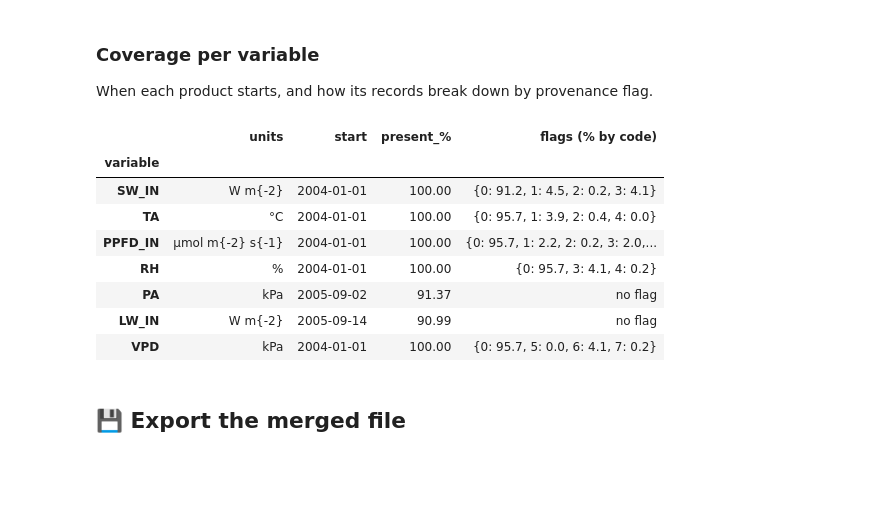
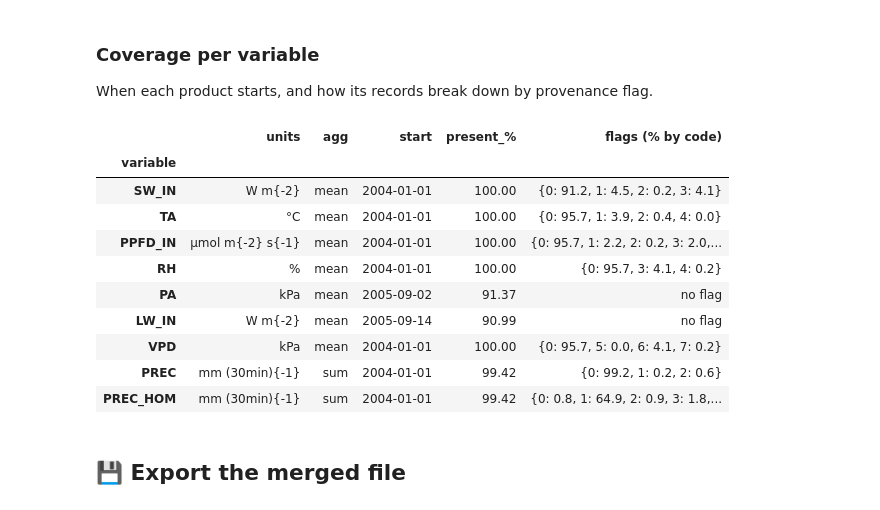
Before and after one commit to holukas/dataset_ch-lae_flux_product, a Jupyter notebook: workflow/10_METEO/30_PRODUCTS/99_METEO_MERGED_2004-2025.ipynb, the cells around one changed output. Saved outputs shown, nothing was run; the diff lists cells and outputs as text; code cells hidden in the pictures; blank space fills up the shorter version.

```diff
--- a/workflow/10_METEO/30_PRODUCTS/99_METEO_MERGED_2004-2025.ipynb
+++ b/workflow/10_METEO/30_PRODUCTS/99_METEO_MERGED_2004-2025.ipynb
@@ -91,11 +132,14 @@ pandas v3.0.3, diive v0.91.0
 # %% [markdown]
 ## ⬇️ Load and merge
 # %%
-frames = []
-for _stem, _vcol, _fcol, _short, _units in PRODUCTS:
-    _cols = [_vcol] + ([_fcol] if _fcol else [])
+frames, seen = [], set()
+for _stem, _vcol, _fcol, _short, _units, _agg in PRODUCTS:
+    # PREC contributes two entries from one file, so a column must only be taken once.
+    _cols = [c for c in ([_vcol] + ([_fcol] if _fcol else [])) if c not in seen]
+    seen.update(_cols)
     _df = pd.read_parquet(PRODDIR / f"{_stem}.parquet")[_cols]
-    print(f"{_short:<8} {_stem:<40} {len(_df):>7,} rows  {_df.index[0]} -> {_df.index[-1]}")
+    print(f"{_short:<9} {_stem:<40} {len(_df):>7,} rows  {_df.index[0]} -> {_df.index[-1]}"
+          f"  [{', '.join(_cols)}]")
     frames.append(_df)
 
 merged = pd.concat(frames, axis=1)
@@ -130,13 +176,25 @@ assert merged.index.is_monotonic_increasing and not merged.index.has_duplicates
 _diffs = merged.index.to_series().diff().dropna().unique()
 assert len(_diffs) == 1 and _diffs[0] == pd.Timedelta('30min'), f"irregular index: {_diffs}"
 
-_expected = [c for _s, v, f, _n, _u in PRODUCTS for c in ([v] + ([f] if f else []))]
+_expected, _seen = [], set()
+for _s, _v, _f, _n, _u, _a in PRODUCTS:
+    for _c in [_v] + ([_f] if _f else []):
+        if _c not in _seen:
+            _expected.append(_c)
+            _seen.add(_c)
 assert list(merged.columns) == _expected, "unexpected column set"
+assert len(merged.columns) == len(set(merged.columns)), "a column was merged in twice"
 
-# The gap-filled / complete products must have no NaN; PA and LW_IN may before 2005-09.
-for _stem, _vcol, _fcol, _short, _units in PRODUCTS:
+# Complete products must have no NaN; the ones in MAY_HAVE_GAPS carry a documented reason.
+for _stem, _vcol, _fcol, _short, _units, _agg in PRODUCTS:
     _n = int(merged[_vcol].isna().sum())
-    _tag = "OK" if (_n == 0 or _short in ("PA", "LW_IN")) else "!! unexpected NaN"
-    print(f"  {_short:<8} {_vcol:<22} NaN={_n:>6,}  {_tag}")
+    if _n == 0:
+        _tag = "OK"
+    elif _short in MAY_HAVE_GAPS:
+        _tag = f"OK, expected ({MAY_HAVE_GAPS[_short]})"
+    else:
+        _tag = "!! unexpected NaN"
+    print(f"  {_short:<9} {_vcol:<30} NaN={_n:>6,}  {_tag}")
+    assert _n == 0 or _short in MAY_HAVE_GAPS, f"{_short} has undocumented gaps"
 print("\nIndex and columns validated.")
 # %% [output]
@@ -154,29 +214,32 @@ Index and columns validated.
 When each product starts, and how its records break down by provenance flag.
 # %%
 rows = []
-for _stem, _vcol, _fcol, _short, _units in PRODUCTS:
+for _stem, _vcol, _fcol, _short, _units, _agg in PRODUCTS:
     _s = merged[_vcol]
     _first = _s.first_valid_index()
     _row = {"variable": _short, "units": _units.replace('$', '').replace('^', ''),
+            "agg": _agg,
             "start": _first.date() if _first is not None else None,
             "present_%": round(_s.notna().mean() * 100, 2)}
     if _fcol:
         _fc = merged[_fcol].value_counts(normalize=True).mul(100).round(1)
         _row["flags (% by code)"] = {int(k): v for k, v in _fc.sort_index().items()}
     else:
         _row["flags (% by code)"] = "no flag"
     rows.append(_row)
 pd.DataFrame(rows).set_index("variable")
 # %% [output]
-|  | units | start | present_% | flags (% by code) |
-| variable |  |  |  |  |
-| SW_IN | W m{-2} | 2004-01-01 | 100.00 | {0: 91.2, 1: 4.5, 2: 0.2, 3: 4.1} |
-| TA | °C | 2004-01-01 | 100.00 | {0: 95.7, 1: 3.9, 2: 0.4, 4: 0.0} |
-| PPFD_IN | µmol m{-2} s{-1} | 2004-01-01 | 100.00 | {0: 95.7, 1: 2.2, 2: 0.2, 3: 2.0,... |
-| RH | % | 2004-01-01 | 100.00 | {0: 95.7, 3: 4.1, 4: 0.2} |
-| PA | kPa | 2005-09-02 | 91.37 | no flag |
-| LW_IN | W m{-2} | 2005-09-14 | 90.99 | no flag |
-| VPD | kPa | 2004-01-01 | 100.00 | {0: 95.7, 5: 0.0, 6: 4.1, 7: 0.2} |
+|  | units | agg | start | present_% | flags (% by code) |
+| variable |  |  |  |  |  |
+| SW_IN | W m{-2} | mean | 2004-01-01 | 100.00 | {0: 91.2, 1: 4.5, 2: 0.2, 3: 4.1} |
+| TA | °C | mean | 2004-01-01 | 100.00 | {0: 95.7, 1: 3.9, 2: 0.4, 4: 0.0} |
+| PPFD_IN | µmol m{-2} s{-1} | mean | 2004-01-01 | 100.00 | {0: 95.7, 1: 2.2, 2: 0.2, 3: 2.0,... |
+| RH | % | mean | 2004-01-01 | 100.00 | {0: 95.7, 3: 4.1, 4: 0.2} |
+| PA | kPa | mean | 2005-09-02 | 91.37 | no flag |
+| LW_IN | W m{-2} | mean | 2005-09-14 | 90.99 | no flag |
+| VPD | kPa | mean | 2004-01-01 | 100.00 | {0: 95.7, 5: 0.0, 6: 4.1, 7: 0.2} |
+| PREC | mm (30min){-1} | sum | 2004-01-01 | 99.42 | {0: 99.2, 1: 0.2, 2: 0.6} |
+| PREC_HOM | mm (30min){-1} | sum | 2004-01-01 | 99.42 | {0: 0.8, 1: 64.9, 2: 0.9, 3: 1.8,... |
 # %% [markdown]
 ## 💾 Export the merged file
 # %%
```
Also changed, not shown: parts of 12 cells of this notebook.
